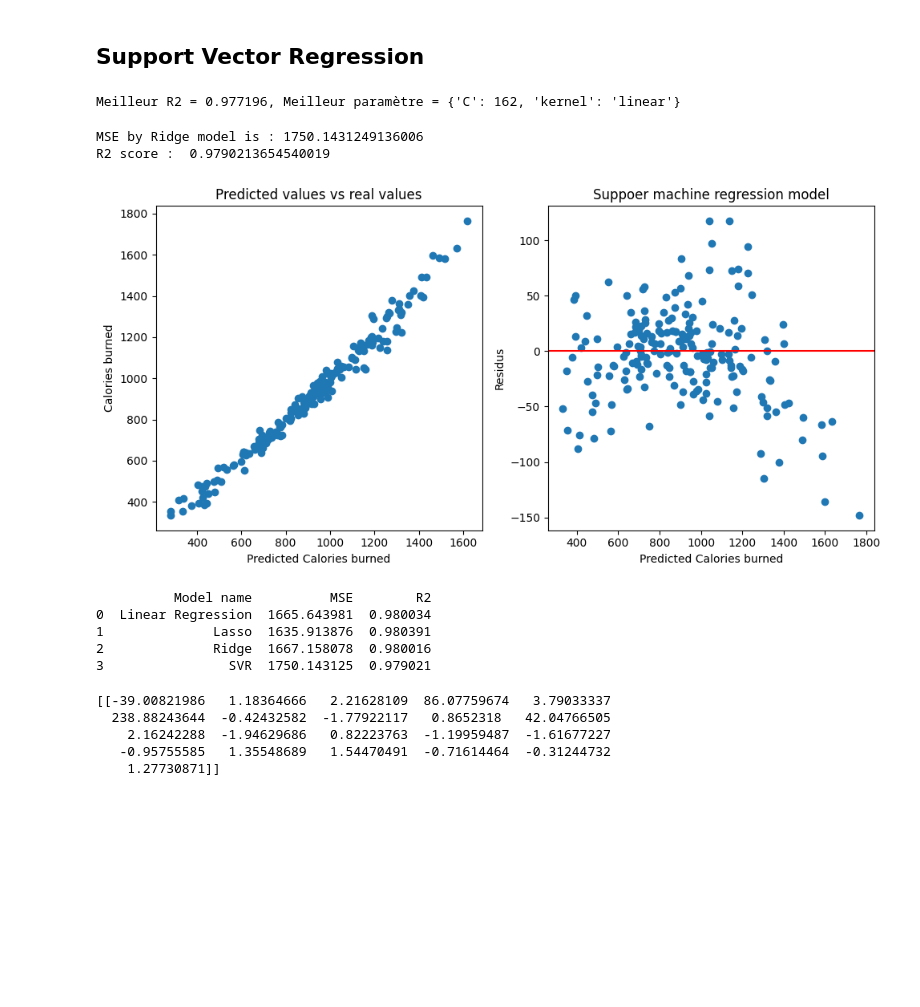
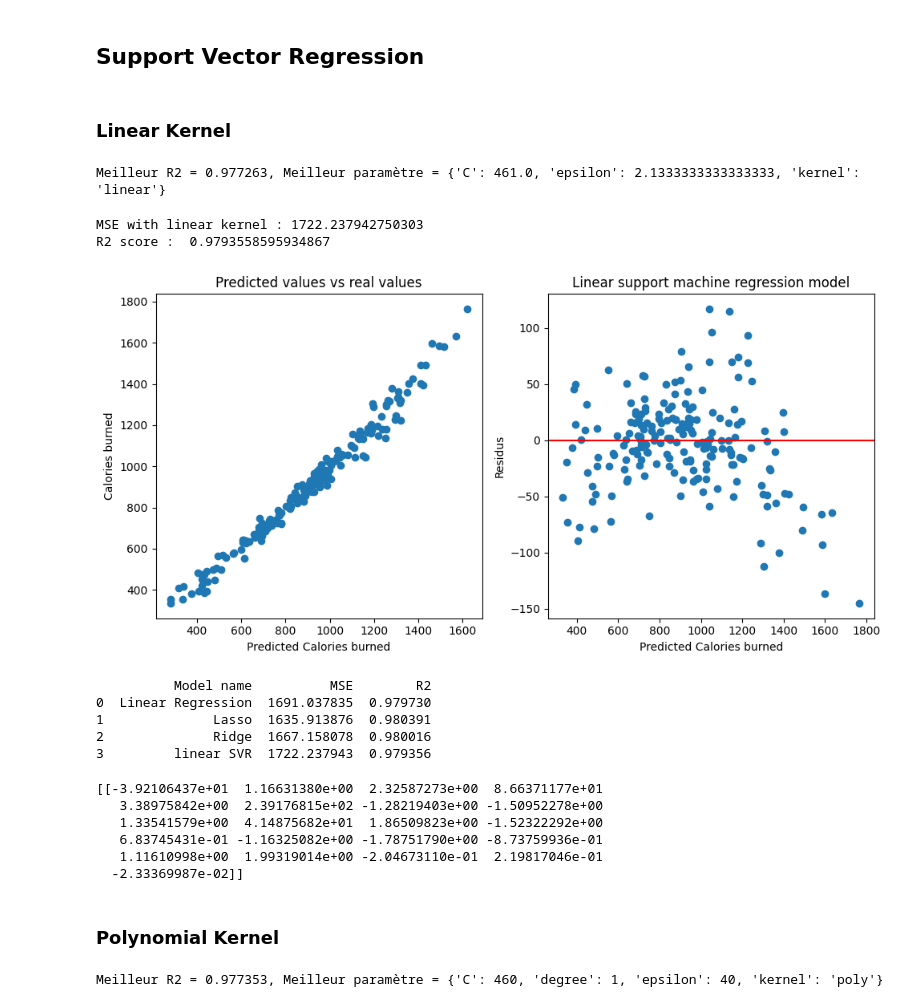
Before and after one commit to bao-do/4thY_MachineLearningProject, a Jupyter notebook: gym_python.ipynb, the cells around one changed output. Cells and saved outputs as stored; diff of their text form; code cells hidden in the pictures; blank space fills up the shorter version.

```diff
--- a/gym_python.ipynb
+++ b/gym_python.ipynb
@@ -862,11 +862,14 @@ coef = pd.Series(model_ridge.coef_, index = X.columns)
   -4.11332669]
 # %% [markdown]
 ## Support Vector Regression
+# %% [markdown]
+### Linear Kernel
 # %%
 from sklearn.svm import SVR
 
-param={"C":np.arange(160,180),
-       "kernel":['rbf','linear']}
+param={"C":np.linspace(459,461,10),
+       "epsilon":np.linspace(2.0,2.2,10),
+       "kernel":['linear']}
 svr_model = GridSearchCV(SVR(),param,cv=10,n_jobs=-1)
 svrOpt=svr_model.fit(X_train, y_train)
 # Optimal parameters
@@ -874,52 +877,69 @@ svrOpt.best_params_["C"]
 svrOpt.best_params_["kernel"]
 print("Meilleur R2 = %f, Meilleur paramètre = %s" % (svrOpt.best_score_,svrOpt.best_params_))
 # %% [output]
-Meilleur R2 = 0.977196, Meilleur paramètre = {'C': 162, 'kernel': 'linear'}
+Meilleur R2 = 0.977263, Meilleur paramètre = {'C': 461.0, 'epsilon': 2.1333333333333333, 'kernel': 'linear'}
 # %%
 prev_svr = svrOpt.predict(X_test)
 mse_svr = mean_squared_error(y_test,prev_svr)
 r2_svr =  r2_score(y_test,prev_svr)
 
-print("MSE by Ridge model is :",mse_svr)
+print("MSE with linear kernel :",mse_svr)
 print("R2 score : ",r2_svr)
 
 fig,axs = plt.subplots(1,2,figsize=(10,5))
 axs[0].scatter(prev_svr,y_test)
 axs[0].set_xlabel('Predicted Calories burned')
 axs[0].set_ylabel('Calories burned')
 axs[0].set_title('Predicted values vs real values')
 
 axs[1].scatter(y_test,prev_svr - y_test)
 axs[1].axhline(y=0.0,color='r',linestyle='-')
 axs[1].set_xlabel('Predicted Calories burned')
 axs[1].set_ylabel('Residus')
 axs[1].set_title('Predicted values vs residuals')
 
-plt.title('Suppoer machine regression model')
+plt.title('Linear support machine regression model')
 plt.tight_layout()
 plt.show()
 # %% [output]
-MSE by Ridge model is : 1750.1431249136006
-R2 score :  0.9790213654540019
+MSE with linear kernel : 1722.237942750303
+R2 score :  0.9793558595934867
-[figure, old version]
+[figure, new version]
 # %%
-performance.loc[len(performance)] = {'Model name':'SVR','MSE':mse_svr,'R2':r2_svr}
+performance.loc[len(performance)] = {'Model name':'linear SVR','MSE':mse_svr,'R2':r2_svr}
 print(performance)
 # %% [output]
           Model name          MSE        R2
-0  Linear Regression  1665.643981  0.980034
+0  Linear Regression  1691.037835  0.979730
 1              Lasso  1635.913876  0.980391
 2              Ridge  1667.158078  0.980016
-3                SVR  1750.143125  0.979021
+3         linear SVR  1722.237943  0.979356
 # %%
-svr=SVR(C=svrOpt.best_params_['C'],kernel=svrOpt.best_params_['kernel'])
+svr=SVR(C=svrOpt.best_params_['C'],epsilon = svrOpt.best_params_['epsilon'],kernel='linear')
 svr_model=svr.fit(X_train,y_train)
 print(svr_model.coef_)
 
 coef = pd.Series(svr_model.coef_[0], index = X.columns)
 # %% [output]
-[[-39.00821986   1.18364666   2.21628109  86.07759674   3.79033337
-  238.88243644  -0.42432582  -1.77922117   0.8652318   42.04766505
-    2.16242288  -1.94629686   0.82223763  -1.19959487  -1.61677227
-   -0.95755585   1.35548689   1.54470491  -0.71614464  -0.31244732
-    1.27730871]]
+[[-3.92106437e+01  1.16631380e+00  2.32587273e+00  8.66371177e+01
+   3.38975842e+00  2.39176815e+02 -1.28219403e+00 -1.50952278e+00
+   1.33541579e+00  4.14875682e+01  1.86509823e+00 -1.52322292e+00
+   6.83745431e-01 -1.16325082e+00 -1.78751790e+00 -8.73759936e-01
+   1.11610998e+00  1.99319014e+00 -2.04673110e-01  2.19817046e-01
+  -2.33369987e-02]]
+# %% [markdown]
+### Polynomial Kernel
+# %%
+param={"C":np.arange(400,500,20),
+       "kernel":['poly'],
+      "epsilon":np.arange(10,50,5),
+      "degree": [1,2,3,4]}
+svr_model = GridSearchCV(SVR(),param,cv=10,n_jobs=-1)
+svrOpt=svr_model.fit(X_train, y_train)
+# Optimal parameters
+svrOpt.best_params_["C"]
+svrOpt.best_params_["kernel"]
+svrOpt.best_params_["degree"]
+print("Meilleur R2 = %f, Meilleur paramètre = %s" % (svrOpt.best_score_,svrOpt.best_params_))
+# %% [output]
+Meilleur R2 = 0.977353, Meilleur paramètre = {'C': 460, 'degree': 1, 'epsilon': 40, 'kernel': 'poly'}
```
Also changed, not shown: parts of 38 cells of this notebook.
